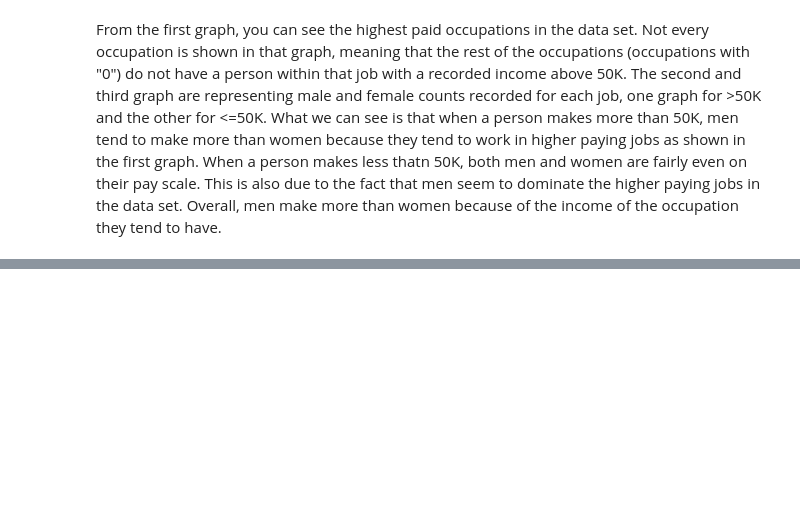
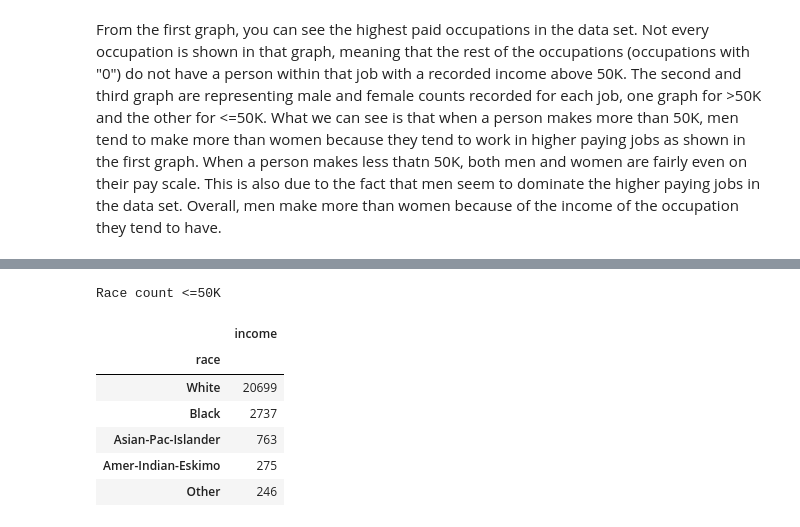
Before and after one commit to spa542/COSC311, a Jupyter notebook: Lab3/Lab3.ipynb, the cells around one changed output, grey strips where cells are left out. Saved outputs shown, nothing was run; the diff lists cells and outputs as text; code cells hidden in the pictures; blank space fills up the shorter version.

```diff
--- a/Lab3/Lab3.ipynb
+++ b/Lab3/Lab3.ipynb
@@ -224,0 +294,12 @@ a person makes less thatn 50K, both men and women are fairly even on their pay s
+# %%
+print('Race count <=50K')
+plot_race_inc[plot_race_inc['income'] == '<=50K'].groupby(by='race').count().sort_values(by='income', ascending=False)
+# %% [output]
+Race count <=50K
+|  | income |
+| race |  |
+| White | 20699 |
+| Black | 2737 |
+| Asian-Pac-Islander | 763 |
+| Amer-Indian-Eskimo | 275 |
+| Other | 246 |
```
Also changed, not shown: parts of 8 cells of this notebook.
